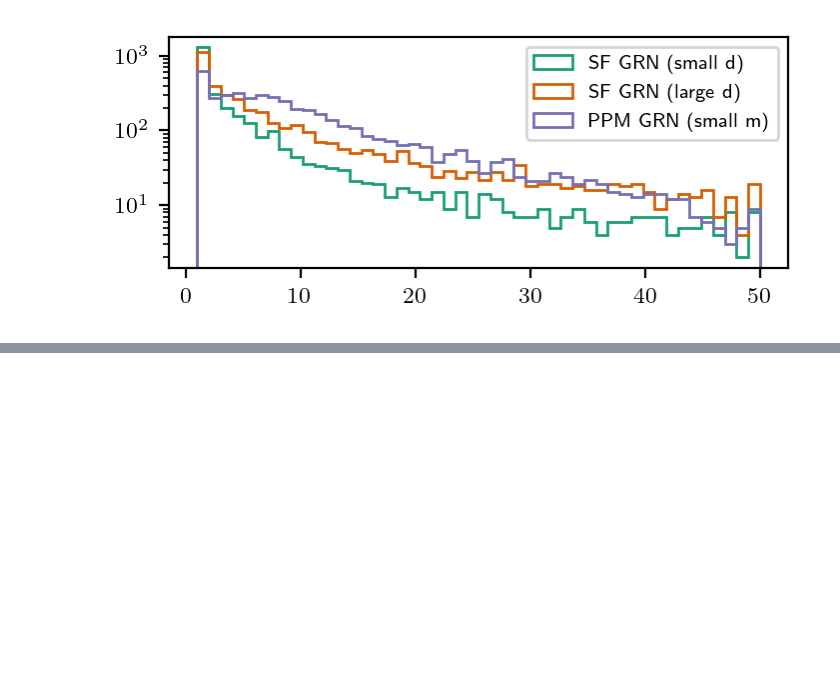
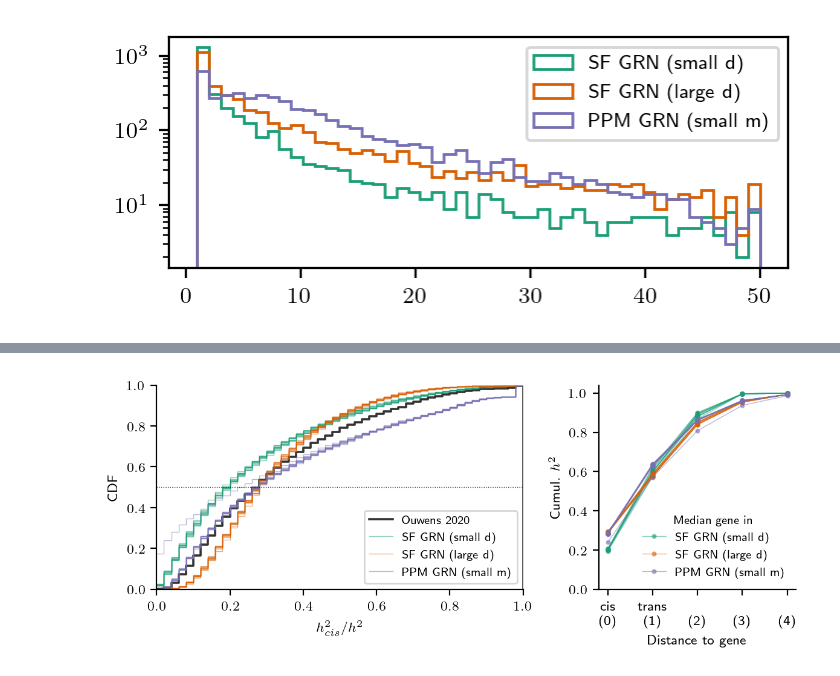
Before and after one commit to maguirre1/qtl-structure, a Jupyter notebook: figures/Fig6_Discovery.ipynb, the cells around one changed output, grey strips where cells are left out. Drawn from its saved outputs; the diff is of its cells as text; code cells hidden in the pictures; blank space fills up the shorter version.

```diff
--- a/figures/Fig6_Discovery.ipynb
+++ b/figures/Fig6_Discovery.ipynb
@@ -603,3 +604,85 @@ plt.semilogy();
 plt.legend();
 # %% [output]
 [figure]
+# %%
+fig, axs = plt.subplots(1, 2, figsize=(6, 2.5), dpi=200, width_ratios=(0.65, 0.35))
+
+
+# AB: H2CIS CDF
+ax = axs[0]
+
+x_bins = np.linspace(0, 1, 51)
+
+# ouwens
+x = np.cumsum(np.histogram(h2.loc[h2['cis_eqtl_SNP'].notnull(), 'GCTA_Frac'], bins = x_bins)[0])
+
+ax.step(
+    x_bins,
+    np.hstack([x, 0]) / h2['cis_eqtl_SNP'].notnull().sum(),
+    where='post',
+    color='k',
+    linewidth=1.3,
+    alpha=0.8,
+    label='Ouwens 2020'
+)
+
+
+# networks
+for i,(g_ix,label) in enumerate(zip([ix1,ix2,ix3],['SF GRN (small d)', 'SF GRN (large d)', 'PPM GRN (small m)'])):
+    for rep in [0,1,2,3,5,6,7,8,9,10]: # grn 4 failed for one of these
+        with open('figdata/graphs/{0}.graphs.{1}.s6c.{2}.pkl'.format('ppm' if 'PPM' in label else 'dsfg', g_ix, rep), 'rb') as g:
+            G = pickle.load(g)
+
+            ax = axs[0]
+            x = np.cumsum(np.histogram(G.cish2, bins = x_bins)[0])
+            ax.step(
+                x_bins,
+                np.hstack([x, 0]) / G.n,
+                where = 'post',
+                linewidth = 0.5,
+                color = plt.get_cmap('Dark2')(i),
+                alpha = 0.5,
+                label = label if rep == 0 else None,
+            );
+
+            ax = axs[1]
+            print(label, rep, np.median(G.V_dist[:,:5], axis=0))
+            ax.plot(
+                range(5),
+                np.median(G.V_dist[:,:5], axis=0),
+                '.-',
+                linewidth = 0.5,
+                markersize = 4,
+                color = plt.get_cmap('Dark2')(i),
+                alpha = 0.5,
+                label = label if rep == 0 else None,
+            );
+
+
+
+ax = axs[0]
+ax.set_xlim(0,1);
+ax.set_xlabel(r'$h^2_{cis} / h^2$');
+ax.set_ylim(0,1);
+ax.set_ylabel('CDF');
+ax.legend(frameon=1, loc='lower right');
+ax.axhline(
+    0.5,
+    color='k',
+    linestyle=':',
+    linewidth=0.5,
+    alpha = 0.8
+);
+
+
+ax = axs[1]
+ax.set_xticks(range(5), labels=['cis\n(0)', 'trans\n(1)', '\n(2)', '\n(3)', '\n(4)']);
+ax.set_xlabel('Distance to gene');
+ax.set_yticks(np.linspace(0, 1, 6));
+ax.set_ylabel('Cumul. '+r'$h^2$');
+ax.legend(title='Median gene in', frameon=False, loc = 'lower right');
+
+sns.despine();
+fig.tight_layout();
+fig.savefig('png/supplement/Fig_S6C.png');
+# %% [output]
@@ -605,0 +706 @@ plt.legend();
+[figure, added]
```
Also changed, not shown: parts of 2 cells of this notebook, 7 other files.
